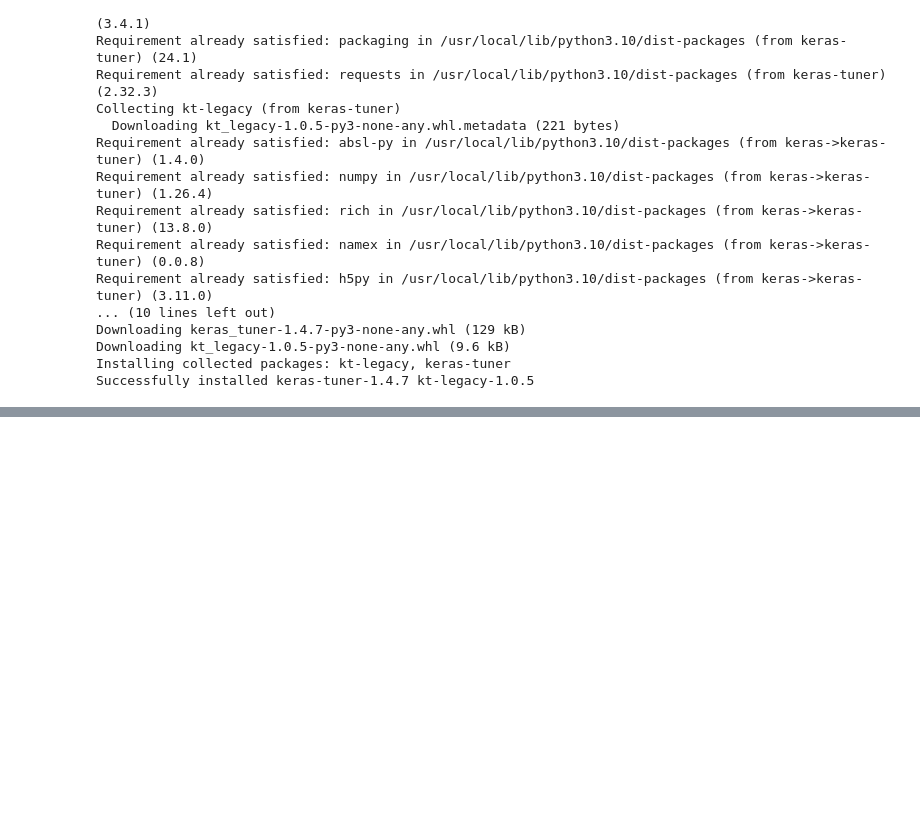
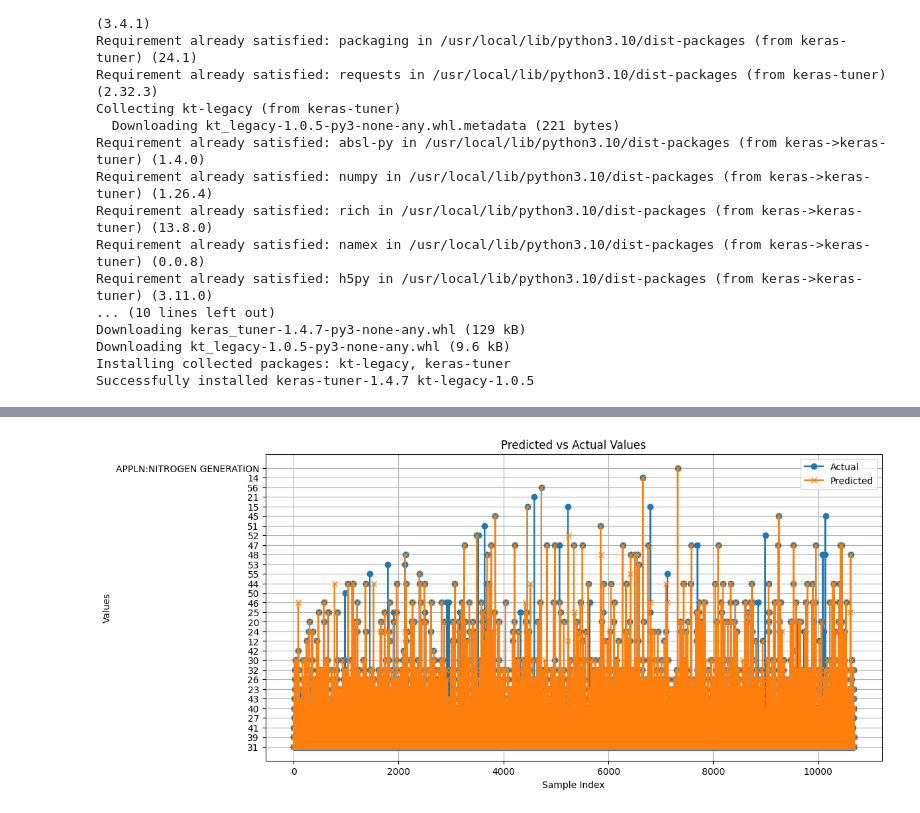
Before and after one commit to aatreyipanchal/Text-Classification-Using-RNN, a Jupyter notebook: Text_Classification_Using_RNN.ipynb, the cells around one changed output, grey strips where cells are left out. Drawn from its saved outputs; the diff is of its cells as text; code cells hidden in the pictures; blank space fills up the shorter version.

```diff
--- a/Text_Classification_Using_RNN.ipynb
+++ b/Text_Classification_Using_RNN.ipynb
@@ -283,0 +319,18 @@ plt.show()
+# %%
+import matplotlib.pyplot as plt
+y_true = np.array(y_val_true_segments)
+y_pred = np.array(y_val_pred_segments)
+
+x_range = np.arange(len(y_true))
+
+plt.figure(figsize=(12, 6))
+plt.plot(x_range, y_true, label='Actual', marker='o')
+plt.plot(x_range, y_pred, label='Predicted', marker='x')
+plt.xlabel('Sample Index')
+plt.ylabel('Values')
+plt.title('Predicted vs Actual Values')
+plt.legend()
+plt.grid(True)
+plt.show()
+# %% [output]
+[figure, added]
```
Also changed, not shown: parts of 8 cells of this notebook.
